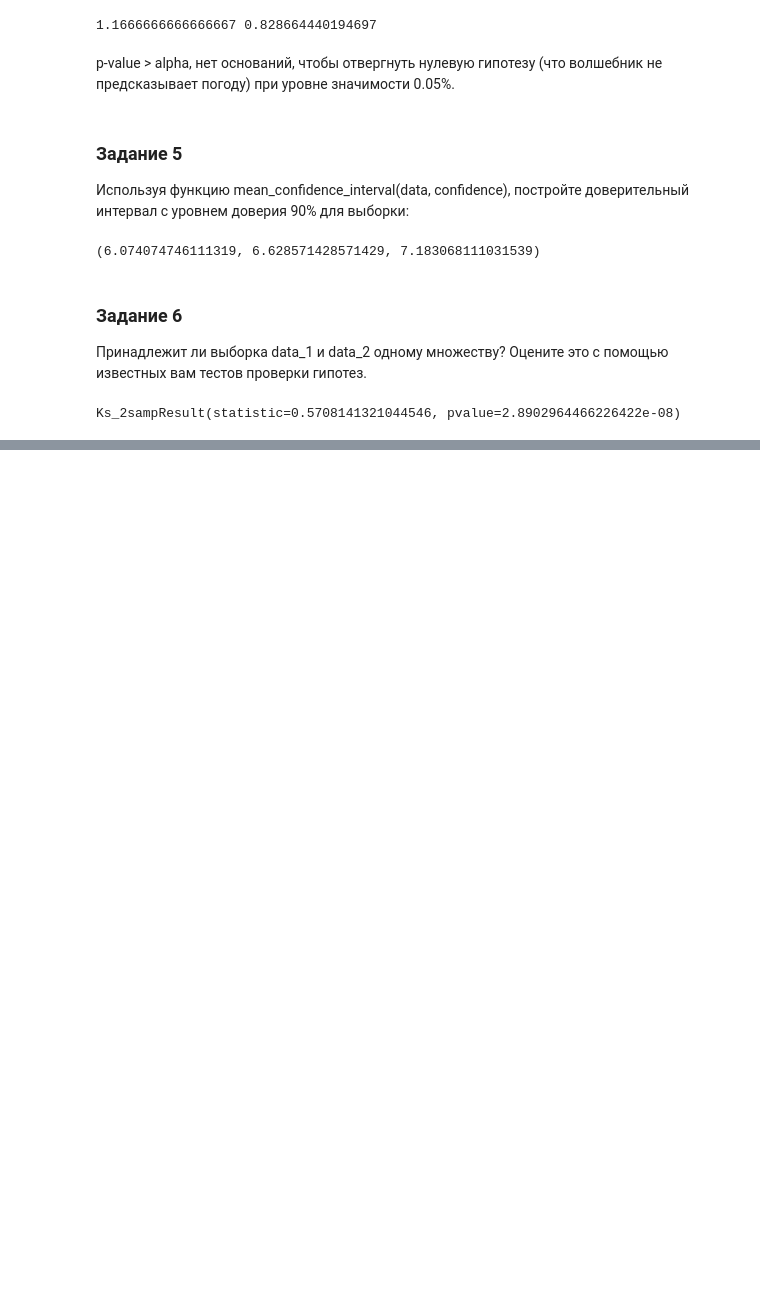
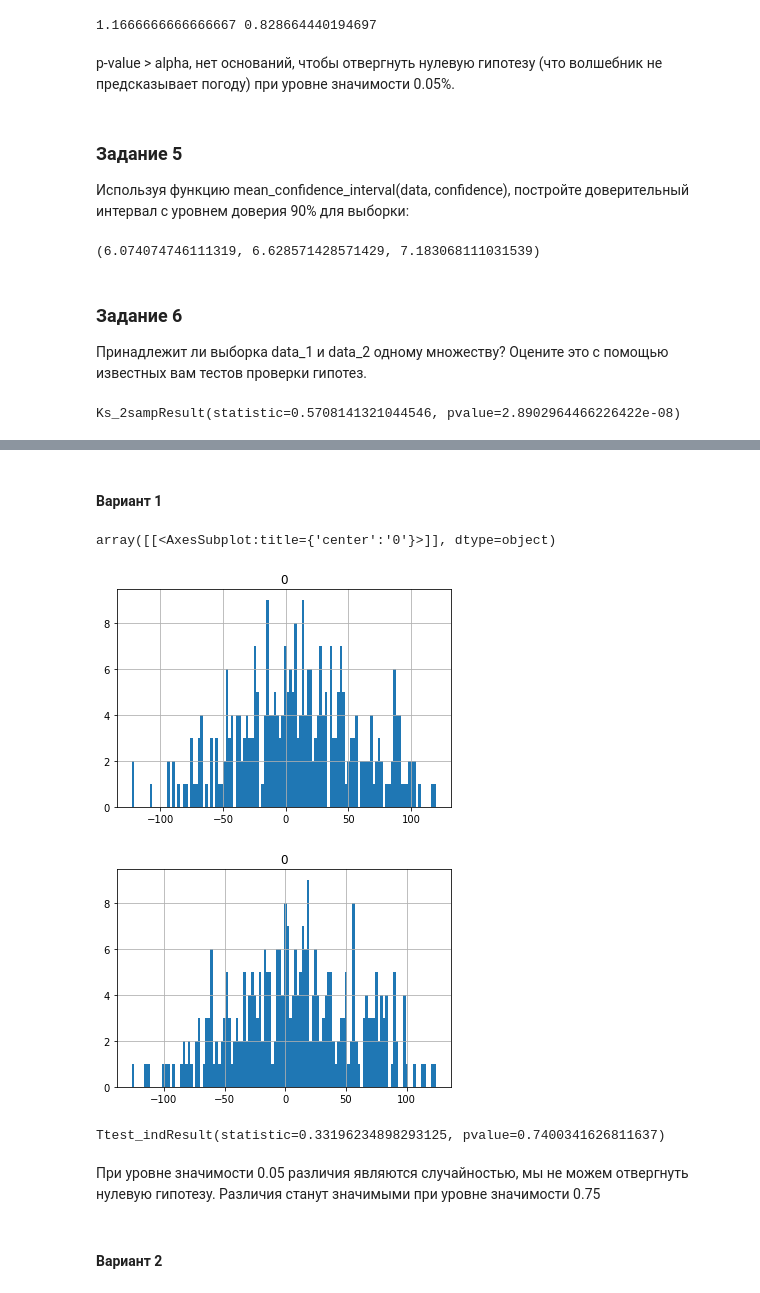
Before and after one commit to Dmitry-V-Makarov/Netology, a Jupyter notebook: pyda-13/hw/20.HW_conf_HT_independent.ipynb, the cells around one changed output, grey strips where cells are left out. Drawn from its saved outputs; the diff is of its cells as text; code cells hidden in the pictures; blank space fills up the shorter version.

```diff
--- a/pyda-13/hw/20.HW_conf_HT_independent.ipynb
+++ b/pyda-13/hw/20.HW_conf_HT_independent.ipynb
@@ -123,0 +151,22 @@ Ks_2sampResult(statistic=0.5708141321044546, pvalue=2.8902964466226422e-08)
+# %% [markdown]
+#### Вариант 1
+# %%
+np.random.seed(11)
+A = st.norm.rvs(scale=50,loc=10,size=300) # Numpy Arrays
+B = A + st.norm.rvs(scale=10,loc=-1.25,size=300)
+# %%
+pd.DataFrame(A).hist(bins=120)
+pd.DataFrame(B).hist(bins=120)
+# %% [output]
+array([[<AxesSubplot:title={'center':'0'}>]], dtype=object)
+[figure, added]
+[figure, added]
+# %%
+# Two-sample T-test
+st.ttest_ind(A,B, equal_var = False)
+# %% [output]
+Ttest_indResult(statistic=0.33196234898293125, pvalue=0.7400341626811637)
+# %% [markdown]
+При уровне значимости 0.05 различия являются случайностью, мы не можем отвергнуть нулевую гипотезу. Различия станут значимыми при уровне значимости 0.75
+# %% [markdown]
+#### Вариант 2
```
Also changed, not shown: parts of 12 cells of this notebook, 5 other files.
